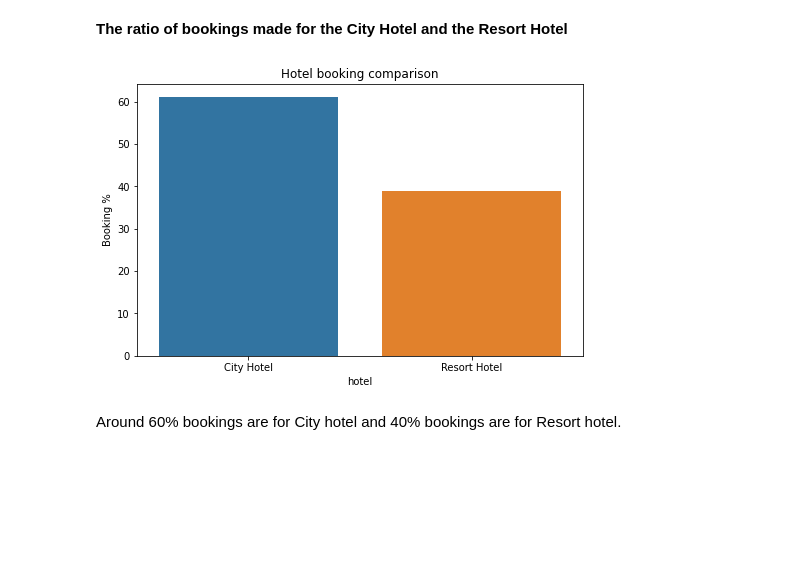
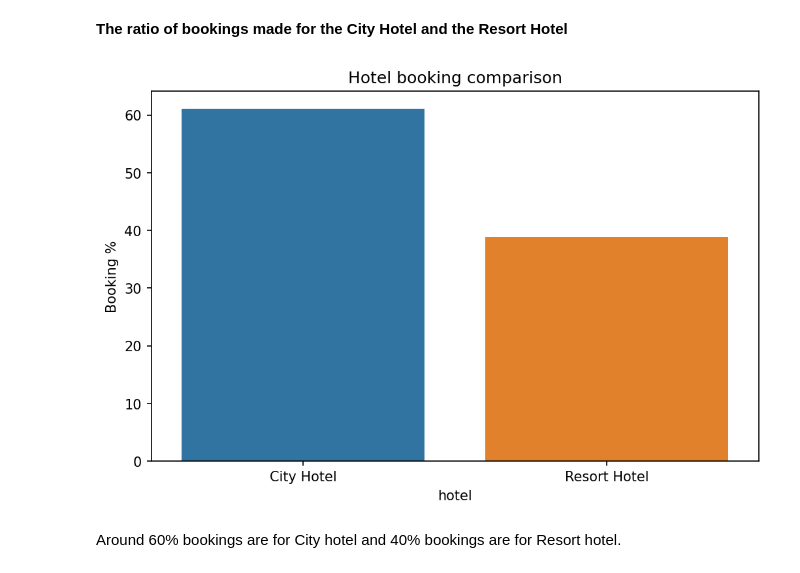
Before and after one commit to waghpallavi/hotel_booking_analysis, a Jupyter notebook: Hotel_Booking_analysis.ipynb, the cells around one changed output. Cells and saved outputs as stored; diff of their text form; code cells hidden in the pictures; blank space fills up the shorter version.

```diff
--- a/Hotel_Booking_analysis.ipynb
+++ b/Hotel_Booking_analysis.ipynb
@@ -529,16 +529,16 @@ Are there any insights that lead to negative growth? Justify with specific reaso
 # %%
 # apply groupby function on 'hotel' column
 grouped_by_hotel = ready_df.groupby('hotel')
 
 # create DataFrame
 d1 = pd.DataFrame((grouped_by_hotel.size()/ready_df.shape[0])*100).reset_index().rename(columns = {0:'Booking %'})      # Percentage calculations
 
 # code to plot bar graph
-plt.figure(figsize = (8,5))
+plt.figure(figsize = (8,5),dpi=150)
 sns.barplot(x = d1['hotel'], y = d1['Booking %']).set_title("Hotel booking comparison")
 plt.show()
 # %% [output]
-[figure, old version]
+[figure, new version]
 # %% [markdown]
 Around 60% bookings are for City hotel and 40% bookings are for Resort hotel.
 # %% [markdown]
```
Also changed, not shown: parts of 29 cells of this notebook.
